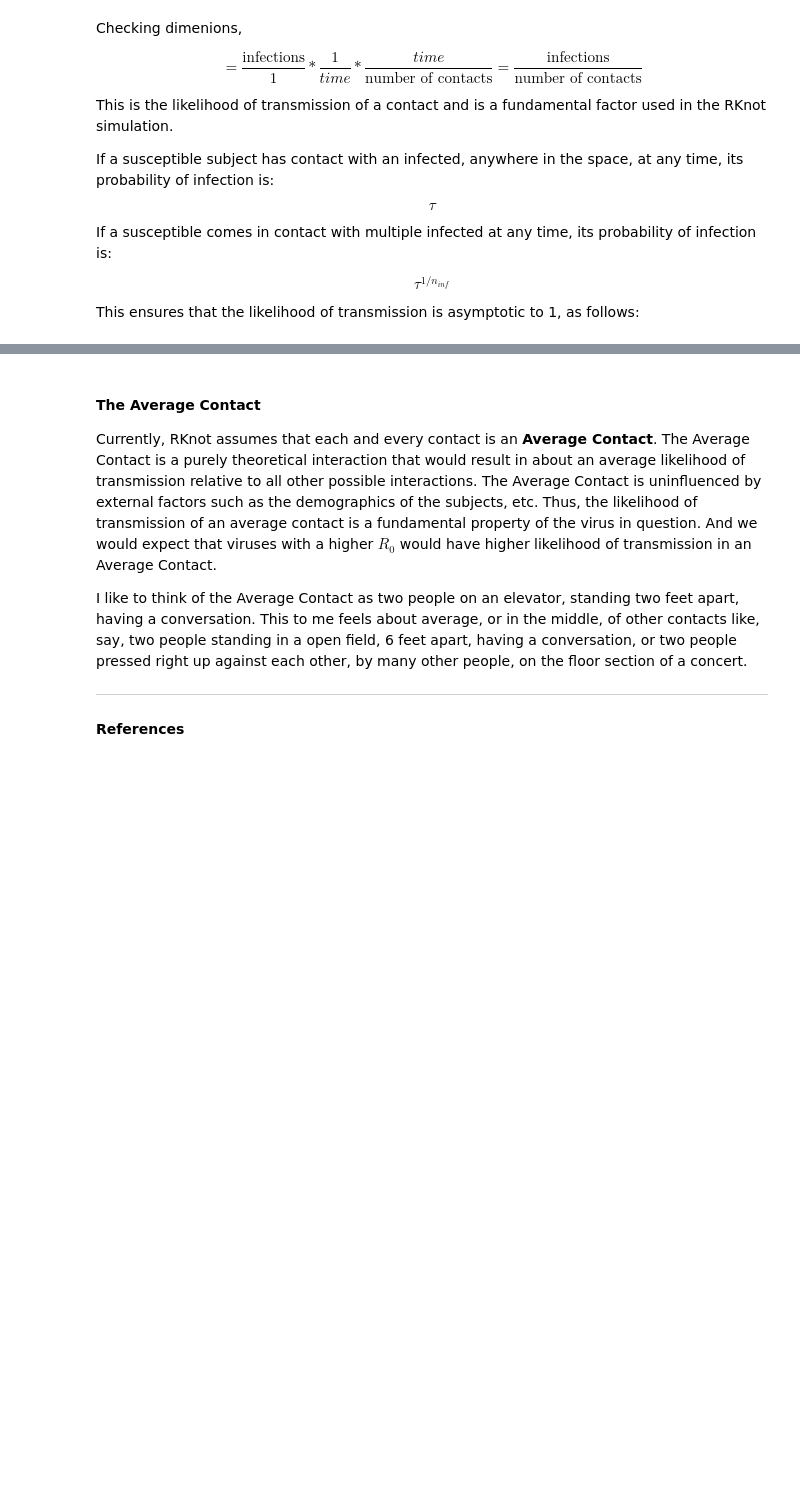
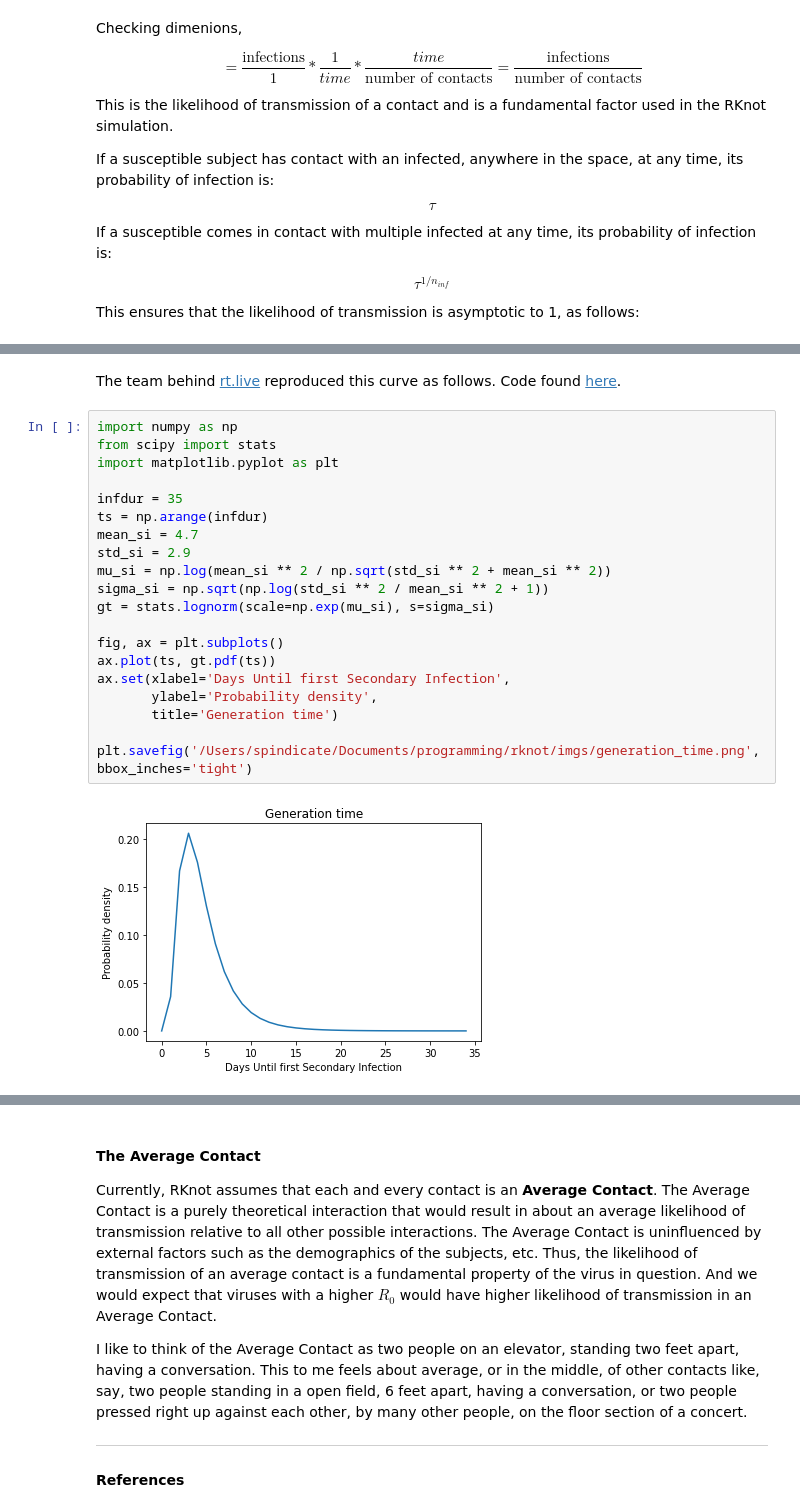
Before and after one commit to rjskene/rknotdocs, a Jupyter notebook: docs/intro.ipynb, the cells around one changed output, grey strips where cells are left out. Saved outputs shown, nothing was run; the diff lists cells and outputs as text; blank space fills up the shorter version.

```diff
--- a/docs/intro.ipynb
+++ b/docs/intro.ipynb
@@ -221,0 +229,24 @@ plt.savefig('imgs/tau_v_contacts.png', bbox_inches='tight')
+# %% [markdown]
+The team behind [rt.live](https://rt.live/) reproduced this curve as follows. Code found [here](https://github.com/rtcovidlive/covid-model/blob/master/tutorial.ipynb).
+# %%
+import numpy as np
+from scipy import stats
+import matplotlib.pyplot as plt
+
+infdur = 35
+ts = np.arange(infdur)
+mean_si = 4.7
+std_si = 2.9
+mu_si = np.log(mean_si ** 2 / np.sqrt(std_si ** 2 + mean_si ** 2))
+sigma_si = np.sqrt(np.log(std_si ** 2 / mean_si ** 2 + 1))
+gt = stats.lognorm(scale=np.exp(mu_si), s=sigma_si)
+
+fig, ax = plt.subplots()
+ax.plot(ts, gt.pdf(ts))
+ax.set(xlabel='Days Until first Secondary Infection',
+       ylabel='Probability density',
+       title='Generation time')
+
+plt.savefig('/Users/spindicate/Documents/programming/rknot/imgs/generation_time.png', bbox_inches='tight')
+# %% [output]
+[figure, added]
```
Also changed, not shown: parts of 15 cells of this notebook.
